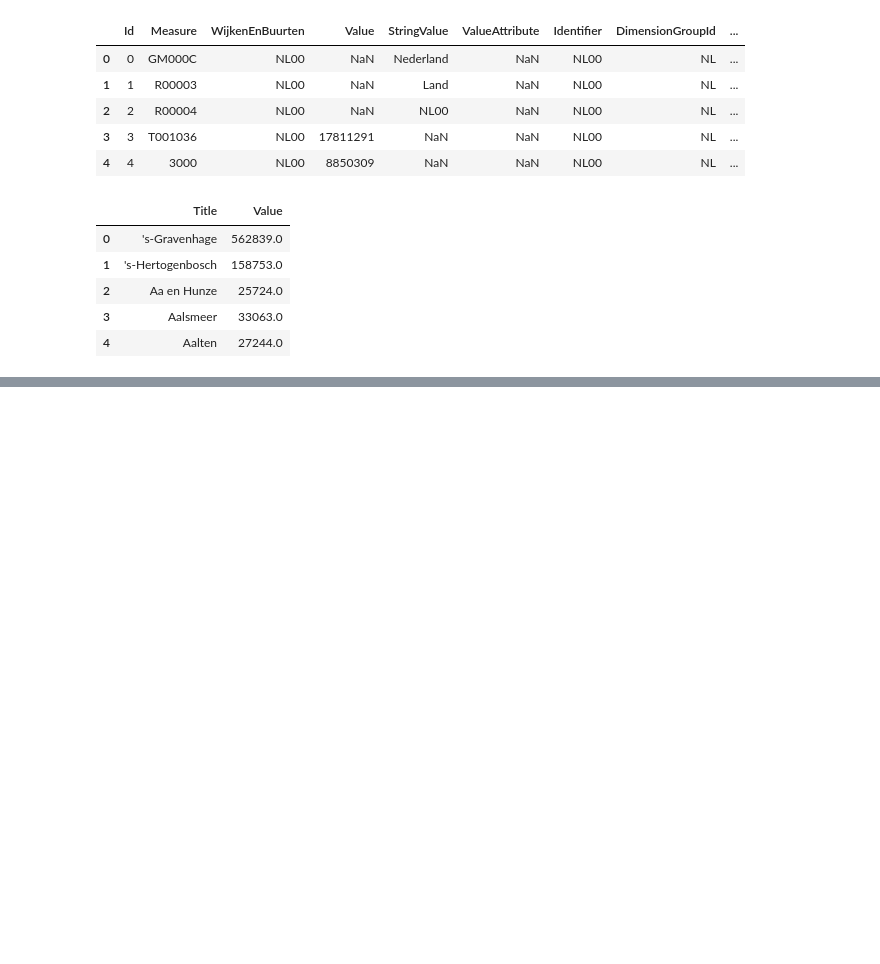
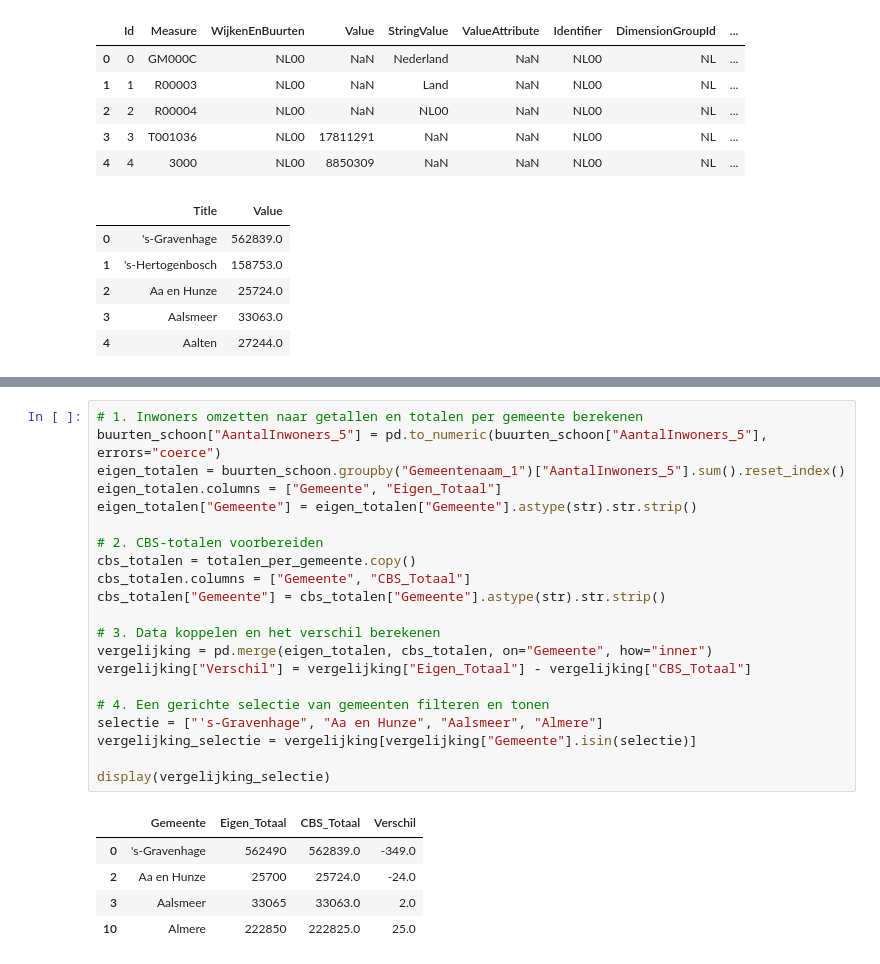
Before and after one commit to Ismael-John/DataLab-Semester-1-Sprint-3, a Jupyter notebook: Untitled-1.ipynb, the cells around one changed output, grey strips where cells are left out. Drawn from its saved outputs; the diff is of its cells as text; blank space fills up the shorter version.

```diff
--- a/Untitled-1.ipynb
+++ b/Untitled-1.ipynb
@@ -195,0 +199,27 @@ regio codes:
+# %%
+# 1. Inwoners omzetten naar getallen en totalen per gemeente berekenen
+buurten_schoon["AantalInwoners_5"] = pd.to_numeric(buurten_schoon["AantalInwoners_5"], errors="coerce")
+eigen_totalen = buurten_schoon.groupby("Gemeentenaam_1")["AantalInwoners_5"].sum().reset_index()
+eigen_totalen.columns = ["Gemeente", "Eigen_Totaal"]
+eigen_totalen["Gemeente"] = eigen_totalen["Gemeente"].astype(str).str.strip()
+
+# 2. CBS-totalen voorbereiden
+cbs_totalen = totalen_per_gemeente.copy()
+cbs_totalen.columns = ["Gemeente", "CBS_Totaal"]
+cbs_totalen["Gemeente"] = cbs_totalen["Gemeente"].astype(str).str.strip()
+
+# 3. Data koppelen en het verschil berekenen
+vergelijking = pd.merge(eigen_totalen, cbs_totalen, on="Gemeente", how="inner")
+vergelijking["Verschil"] = vergelijking["Eigen_Totaal"] - vergelijking["CBS_Totaal"]
+
+# 4. Een gerichte selectie van gemeenten filteren en tonen
+selectie = ["'s-Gravenhage", "Aa en Hunze", "Aalsmeer", "Almere"]
+vergelijking_selectie = vergelijking[vergelijking["Gemeente"].isin(selectie)]
+
+display(vergelijking_selectie)
+# %% [output]
+|  | Gemeente | Eigen_Totaal | CBS_Totaal | Verschil |
+| 0 | 's-Gravenhage | 562490 | 562839.0 | -349.0 |
+| 2 | Aa en Hunze | 25700 | 25724.0 | -24.0 |
+| 3 | Aalsmeer | 33065 | 33063.0 | 2.0 |
+| 10 | Almere | 222850 | 222825.0 | 25.0 |
```
Also changed, not shown: parts of 1 cell of this notebook.
